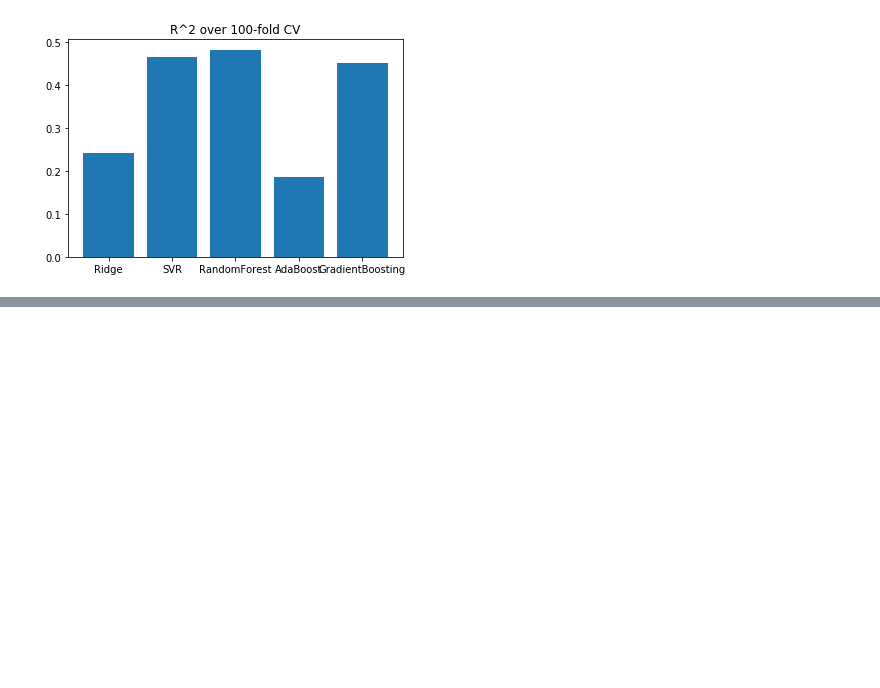
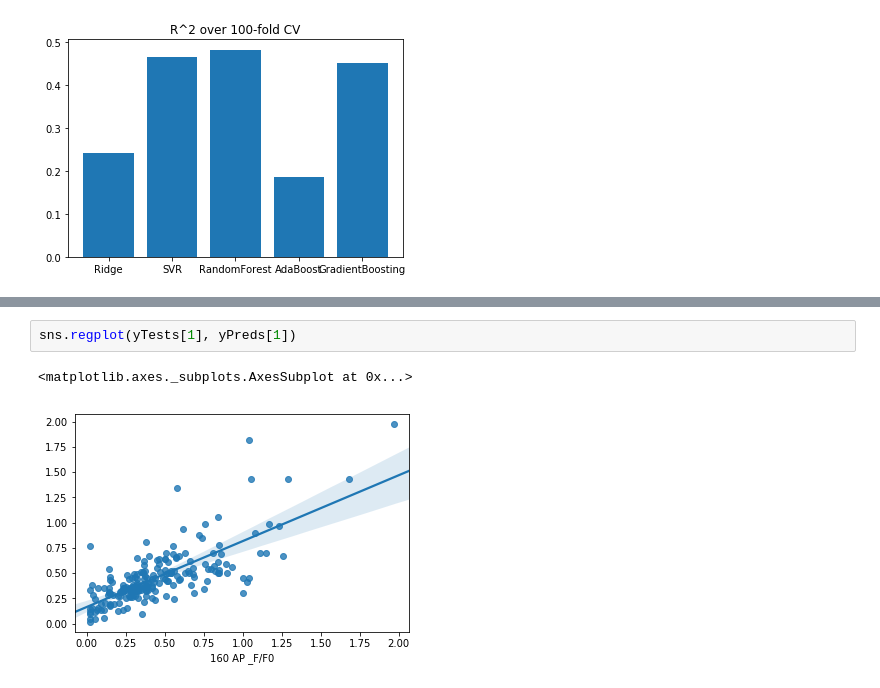
Before and after one commit to nguyenvanessa/GCaMP, a Jupyter notebook: GCaMP7 Library Preprocessing.ipynb, the cells around one changed output, grey strips where cells are left out. Drawn from its saved outputs; the diff is of its cells as text; blank space fills up the shorter version.

```diff
--- a/GCaMP7 Library Preprocessing.ipynb
+++ b/GCaMP7 Library Preprocessing.ipynb
@@ -435,0 +645,5 @@ plt.show()
+# %%
+sns.regplot(yTests[1], yPreds[1])
+# %% [output]
+<matplotlib.axes._subplots.AxesSubplot at 0x...>
+[figure, added]
```
Also changed, not shown: parts of 13 cells of this notebook, 5 other files.
